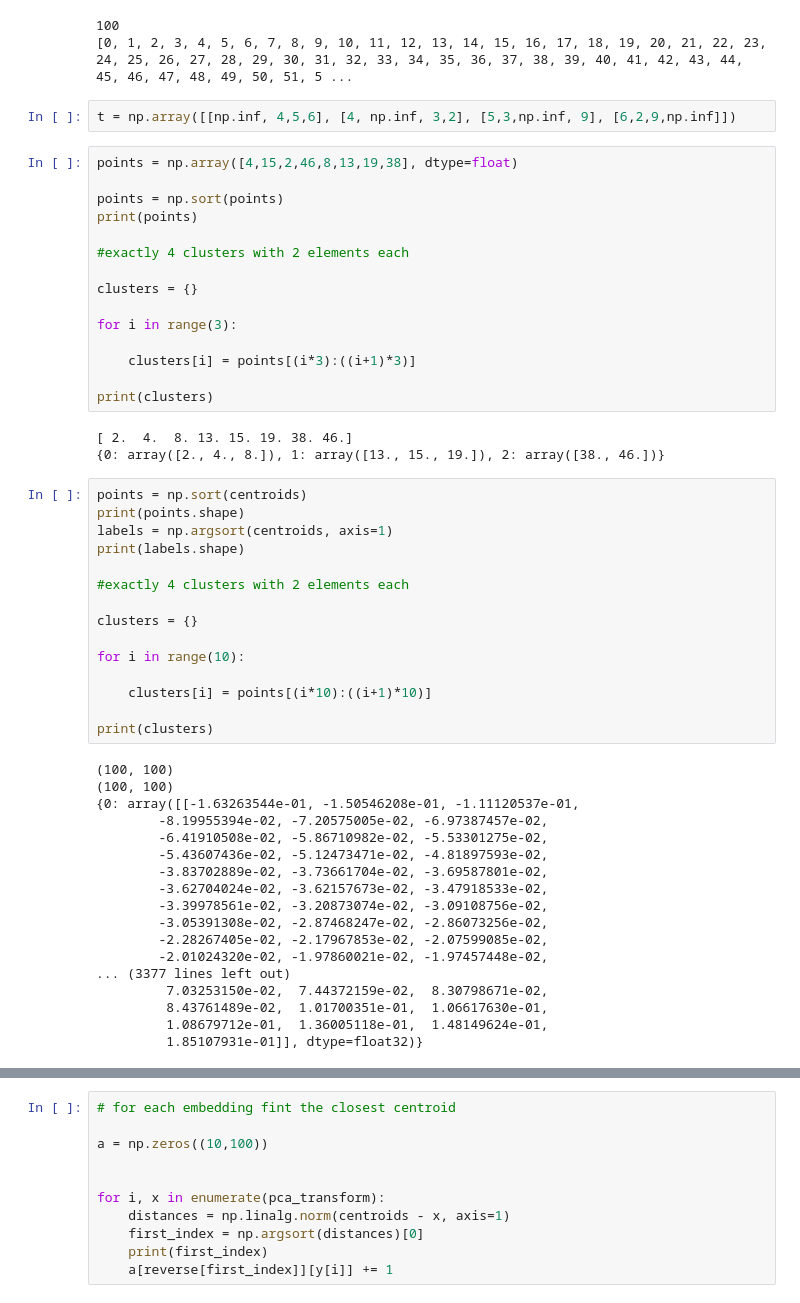
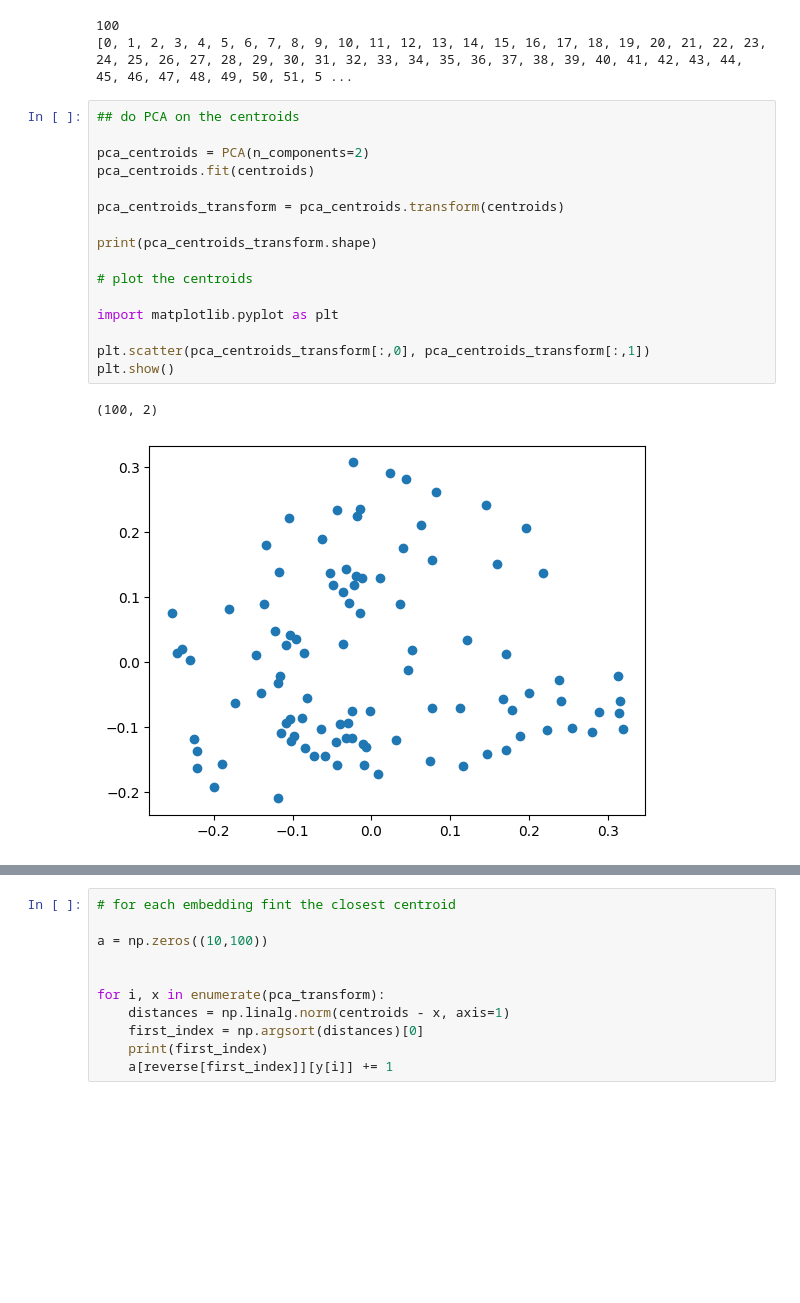
Before and after one commit to master-mbzuai/AI701, a Jupyter notebook: code/exploration/agglomerative_final.ipynb, the cells around one changed output, grey strips where cells are left out. Saved outputs shown, nothing was run; the diff lists cells and outputs as text; blank space fills up the shorter version.

```diff
--- a/code/exploration/agglomerative_final.ipynb
+++ b/code/exploration/agglomerative_final.ipynb
@@ -42,59 +42,25 @@ print(labels)
 # %% [output]
 100
 [0, 1, 2, 3, 4, 5, 6, 7, 8, 9, 10, 11, 12, 13, 14, 15, 16, 17, 18, 19, 20, 21, 22, 23, 24, 25, 26, 27, 28, 29, 30, 31, 32, 33, 34, 35, 36, 37, 38, 39, 40, 41, 42, 43, 44, 45, 46, 47, 48, 49, 50, 51, 5 ...
-# %%
-t = np.array([[np.inf, 4,5,6], [4, np.inf, 3,2], [5,3,np.inf, 9], [6,2,9,np.inf]])
-# %%
-points = np.array([4,15,2,46,8,13,19,38], dtype=float)
-
-points = np.sort(points)
-print(points)
-
-#exactly 4 clusters with 2 elements each
-
-clusters = {}
-
-for i in range(3):
-
-    clusters[i] = points[(i*3):((i+1)*3)]
-
-print(clusters)
-# %% [output]
-[ 2.  4.  8. 13. 15. 19. 38. 46.]
-{0: array([2., 4., 8.]), 1: array([13., 15., 19.]), 2: array([38., 46.])}
-# %%
-points = np.sort(centroids)
-print(points.shape)
-labels = np.argsort(centroids, axis=1)
-print(labels.shape)
-
-#exactly 4 clusters with 2 elements each
-
-clusters = {}
-
-for i in range(10):
-
-    clusters[i] = points[(i*10):((i+1)*10)]
-
-print(clusters)
-# %% [output]
-(100, 100)
-(100, 100)
-{0: array([[-1.63263544e-01, -1.50546208e-01, -1.11120537e-01,
-        -8.19955394e-02, -7.20575005e-02, -6.97387457e-02,
-        -6.41910508e-02, -5.86710982e-02, -5.53301275e-02,
-        -5.43607436e-02, -5.12473471e-02, -4.81897593e-02,
-        -3.83702889e-02, -3.73661704e-02, -3.69587801e-02,
-        -3.62704024e-02, -3.62157673e-02, -3.47918533e-02,
-        -3.39978561e-02, -3.20873074e-02, -3.09108756e-02,
-        -3.05391308e-02, -2.87468247e-02, -2.86073256e-02,
-        -2.28267405e-02, -2.17967853e-02, -2.07599085e-02,
-        -2.01024320e-02, -1.97860021e-02, -1.97457448e-02,
-... (3377 lines left out)
-         7.03253150e-02,  7.44372159e-02,  8.30798671e-02,
-         8.43761489e-02,  1.01700351e-01,  1.06617630e-01,
-         1.08679712e-01,  1.36005118e-01,  1.48149624e-01,
-         1.85107931e-01]], dtype=float32)}
+# %%
+## do PCA on the centroids
+
+pca_centroids = PCA(n_components=2)
+pca_centroids.fit(centroids)
+
+pca_centroids_transform = pca_centroids.transform(centroids)
+
+print(pca_centroids_transform.shape)
+
+# plot the centroids
+
+import matplotlib.pyplot as plt
+
+plt.scatter(pca_centroids_transform[:,0], pca_centroids_transform[:,1])
+plt.show()
+# %% [output]
+(100, 2)
+[figure, added]
 # %%
 
 clusters = {}
```
Also changed, not shown: parts of 4 cells of this notebook, 12 other files.
